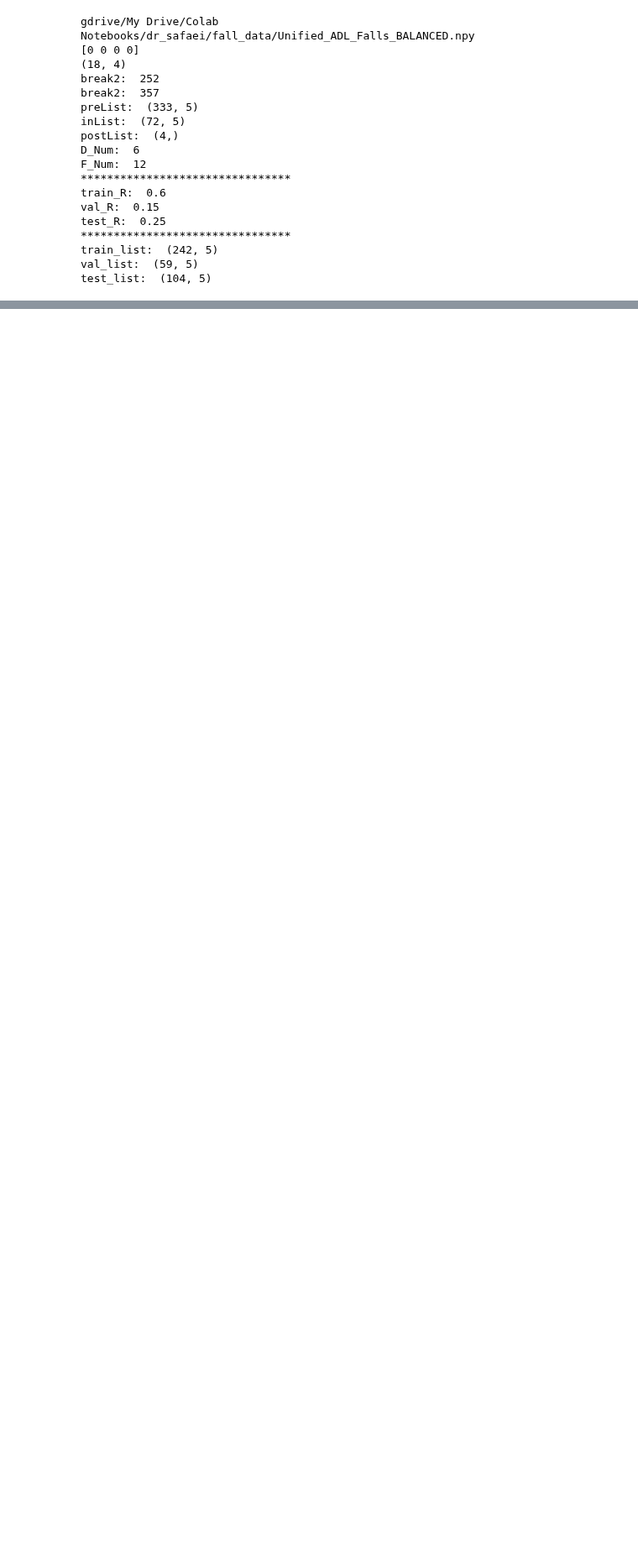
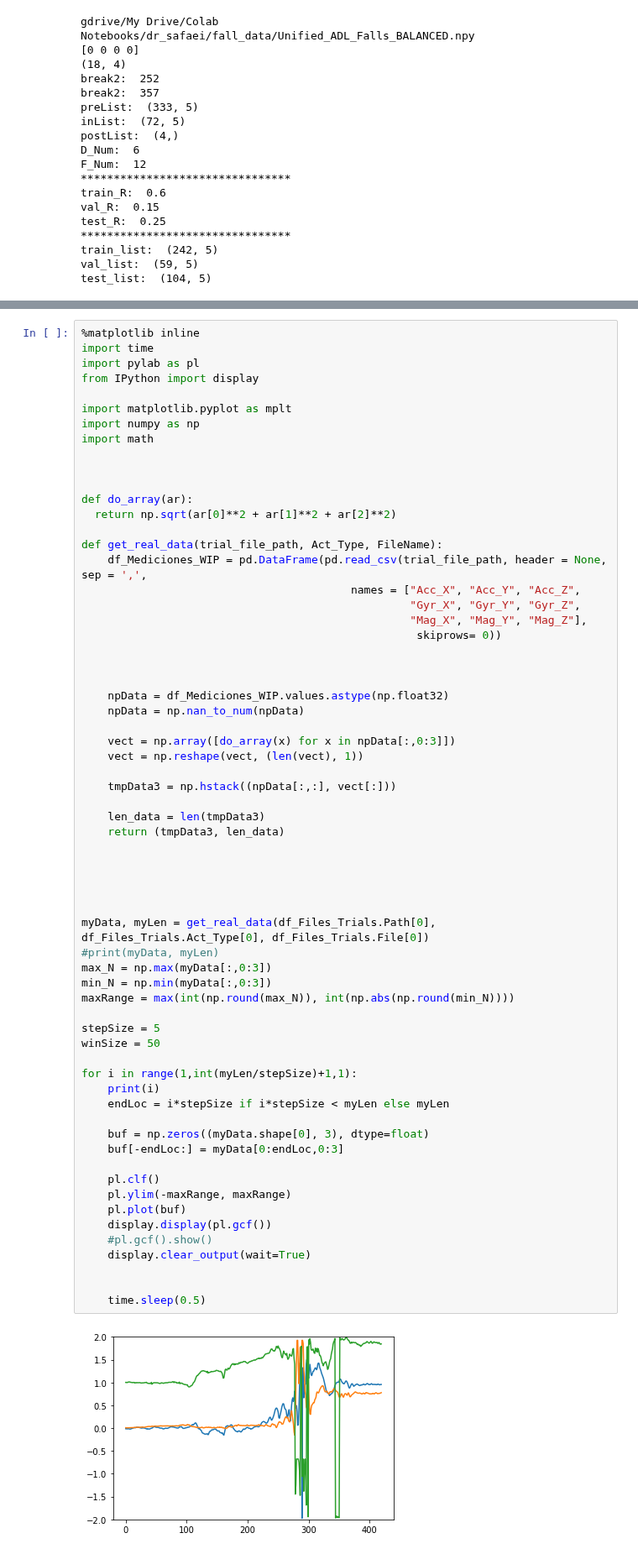
Before and after one commit to ArashRasti/FDS, a Jupyter notebook: BioBot_FDS_YB_05_Fall_Detection-dr_data.ipynb, the cells around one changed output, grey strips where cells are left out. Shown at 84% size. Drawn from its saved outputs; the diff is of its cells as text; blank space fills up the shorter version.

```diff
--- a/BioBot_FDS_YB_05_Fall_Detection-dr_data.ipynb
+++ b/BioBot_FDS_YB_05_Fall_Detection-dr_data.ipynb
@@ -1053,3 +1054,69 @@ svc_Specificity = 1.0
 svc_Precision = 1.0
 svc_Accuracy = 0.9903846153846154
 0.9903846153846154
+# %%
+%matplotlib inline
+import time
+import pylab as pl
+from IPython import display
+
+import matplotlib.pyplot as mplt
+import numpy as np
+import math
+
+
+
+def do_array(ar):
+  return np.sqrt(ar[0]**2 + ar[1]**2 + ar[2]**2)
+
+def get_real_data(trial_file_path, Act_Type, FileName):
+    df_Mediciones_WIP = pd.DataFrame(pd.read_csv(trial_file_path, header = None, sep = ',',
+                                         names = ["Acc_X", "Acc_Y", "Acc_Z",
+                                                  "Gyr_X", "Gyr_Y", "Gyr_Z",
+                                                  "Mag_X", "Mag_Y", "Mag_Z"],
+                                                   skiprows= 0))
+
+
+
+    npData = df_Mediciones_WIP.values.astype(np.float32)
+    npData = np.nan_to_num(npData)
+
+    vect = np.array([do_array(x) for x in npData[:,0:3]])
+    vect = np.reshape(vect, (len(vect), 1))
+
+    tmpData3 = np.hstack((npData[:,:], vect[:]))
+
+    len_data = len(tmpData3)
+    return (tmpData3, len_data)
+
+
+
+
+
+myData, myLen = get_real_data(df_Files_Trials.Path[0], df_Files_Trials.Act_Type[0], df_Files_Trials.File[0])
+#print(myData, myLen)
+max_N = np.max(myData[:,0:3])
+min_N = np.min(myData[:,0:3])
+maxRange = max(int(np.round(max_N)), int(np.abs(np.round(min_N))))
+
+stepSize = 5
+winSize = 50
+
+for i in range(1,int(myLen/stepSize)+1,1):
+    print(i)
+    endLoc = i*stepSize if i*stepSize < myLen else myLen
+
+    buf = np.zeros((myData.shape[0], 3), dtype=float)
+    buf[-endLoc:] = myData[0:endLoc,0:3]
+
+    pl.clf()
+    pl.ylim(-maxRange, maxRange)
+    pl.plot(buf)
+    display.display(pl.gcf())
+    #pl.gcf().show()
+    display.clear_output(wait=True)
+
+
+    time.sleep(0.5)
+# %% [output]
+[figure, added]
```
Also changed, not shown: parts of 6 cells of this notebook.
